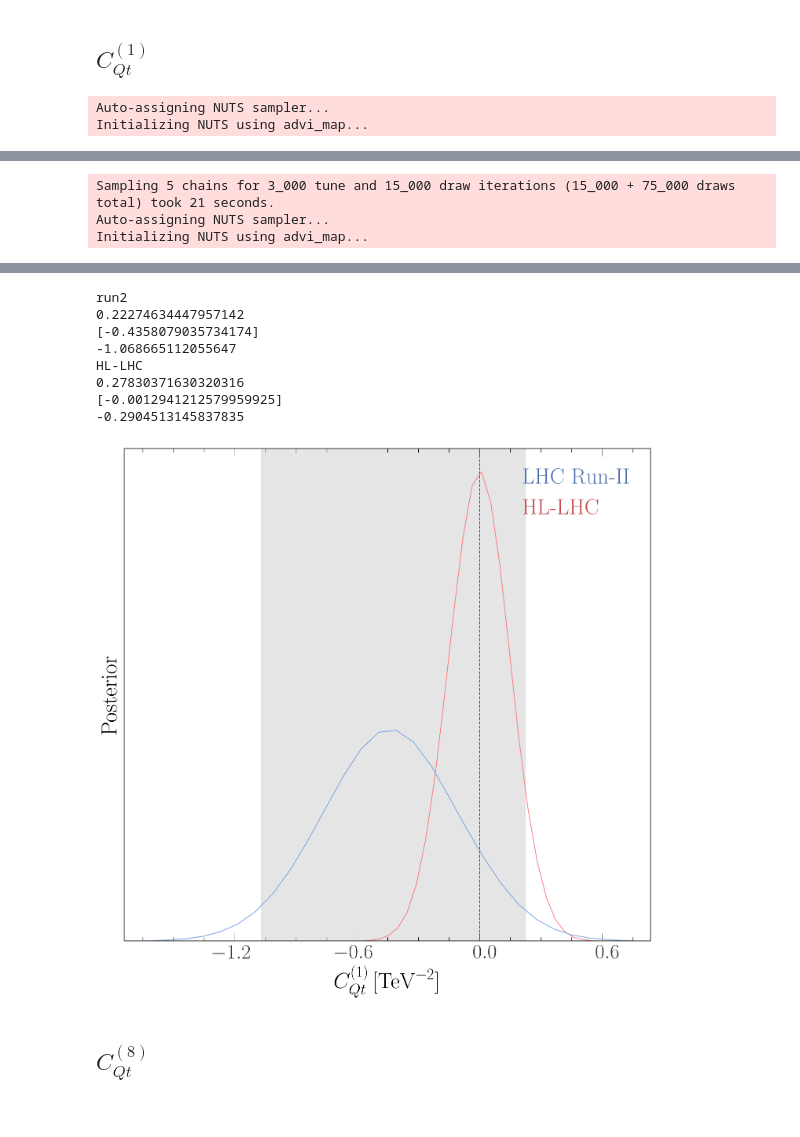
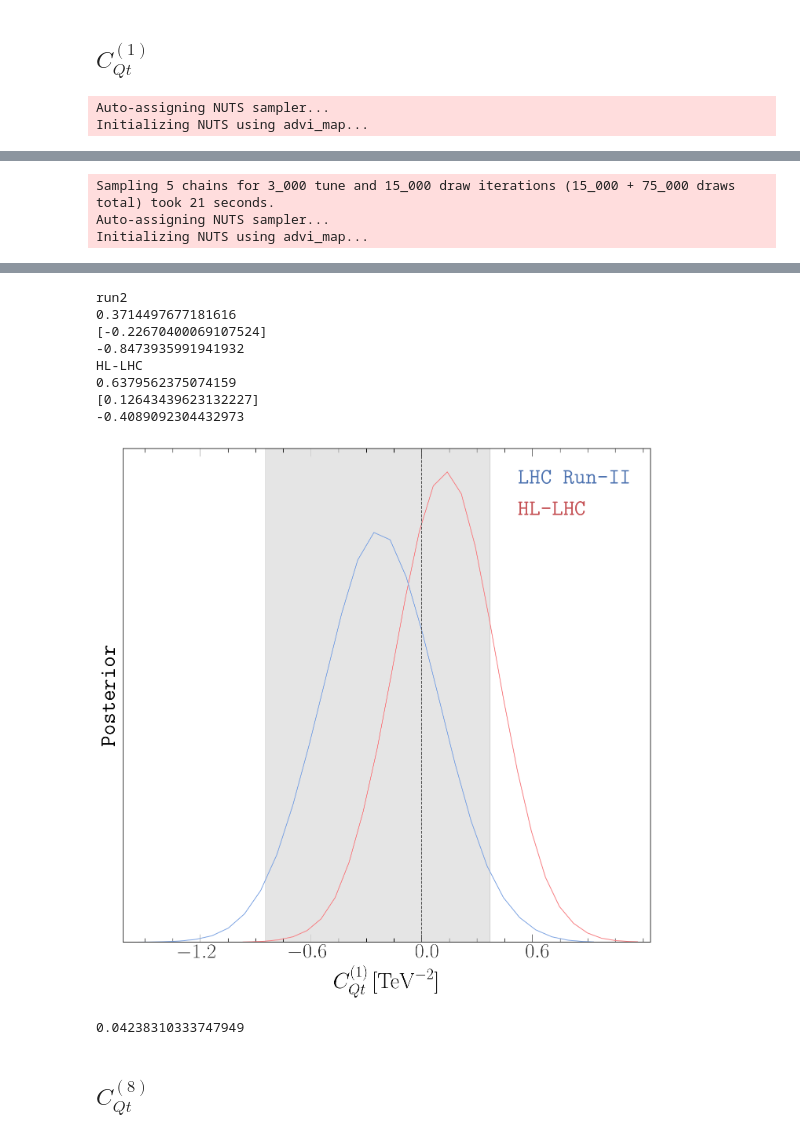
Before and after one commit to alasfar-lina/trilinear4tops, a Jupyter notebook: Notebooks/Single-param.ipynb, the cells around one changed output, grey strips where cells are left out. Cells and saved outputs as stored; diff of their text form; code cells hidden in the pictures.

```diff
--- a/Notebooks/Single-param.ipynb
+++ b/Notebooks/Single-param.ipynb
@@ -293,13 +312,14 @@ HL-LHC
 # %% [markdown]
 ## $C_{Qt}^{(1)}$
 # %%
-llCqtm =lambda CH :mylikelihood('Cqt1',CH,0.0,data,experiments=['ATLAS','CMS'],HiggsChannels=['ggf','vbf','ttxh','vh','wh','zh']
+llCqtm =lambda CH :mylikelihood('Cqt1',CH,0.0,data,experiments=['ATLAS','CMS'],HiggsChannels=['ggf','vbf','ttxh','vh','wh','zh'],mode='rge'
                                                                            ,TopChannels=None,l3mode='quadratic',linearmu=True)
 
-
-llCqtq =lambda CH :mylikelihood('Cqt1',CH,0.0,data,experiments=['HL-LHC'],
-                                                                           HiggsChannels=['ggf','vbf','wh','zh','ttxhhllhc']
-                                                                           ,TopChannels=None,l3mode='quadratic',linearmu=True)
+llCqtq =lambda CH :mylikelihood('Cqt1',CH,0.0,data,experiments=['ATLAS','CMS'],HiggsChannels=['ggf','vbf','ttxh','vh','wh','zh'],mode='rge'
+                                                                           ,TopChannels=None,l3mode='quadratic',linearmu=False)
+#llCqtq =lambda CH :mylikelihood('Cqt1',CH,0.0,data,experiments=['HL-LHC'],
+  #                                                                         HiggsChannels=['ggf','vbf','wh','zh','ttxhhllhc'],mode='rge'
+#                                                                           ,TopChannels=None,l3mode='quadratic',linearmu=True)
 
 limits = [-3, 3]
 config = [15000, 0.8, 5]
@@ -331,14 +351,32 @@ Sampling 5 chains for 3_000 tune and 15_000 draw iterations (15_000 + 75_000 dra
 Got error No model on context stack. trying to find log_likelihood in translation.
 Got error No model on context stack. trying to find log_likelihood in translation.
 run2
-0.22274634447957142
-[-0.4358079035734174]
--1.068665112055647
+0.3714497677181616
+[-0.22670400069107524]
+-0.8473935991941932
 HL-LHC
-0.27830371630320316
-[-0.0012941212579959925]
--0.2904513145837835
+0.6379562375074159
+[0.12643439623132227]
+-0.4089092304432973
-[figure, old version]
+[figure, new version]
+# %%
+0.200867496031372
+[-0.45596850129420463]
+-1.1219228592855621
+HL-LHC
+0.38001776177483493
+[-0.2194894075623984]
+-0.8352037733190651
+
+0.3714497677181616
+[-0.22670400069107524]
+-0.8473935991941932
+HL-LHC
+0.6379562375074159
+[0.12643439623132227]
+-0.4089092304432973
+# %% [output]
+0.04238310333747949
 # %% [markdown]
 ## $C_{Qt}^{(8)}$
 # %%
```
Also changed, not shown: parts of 14 cells of this notebook, 39 other files.
